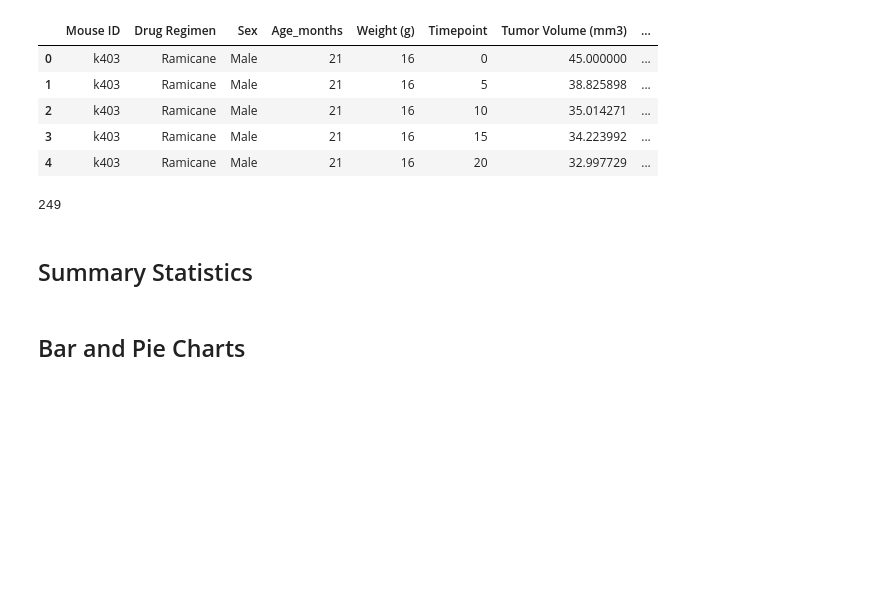
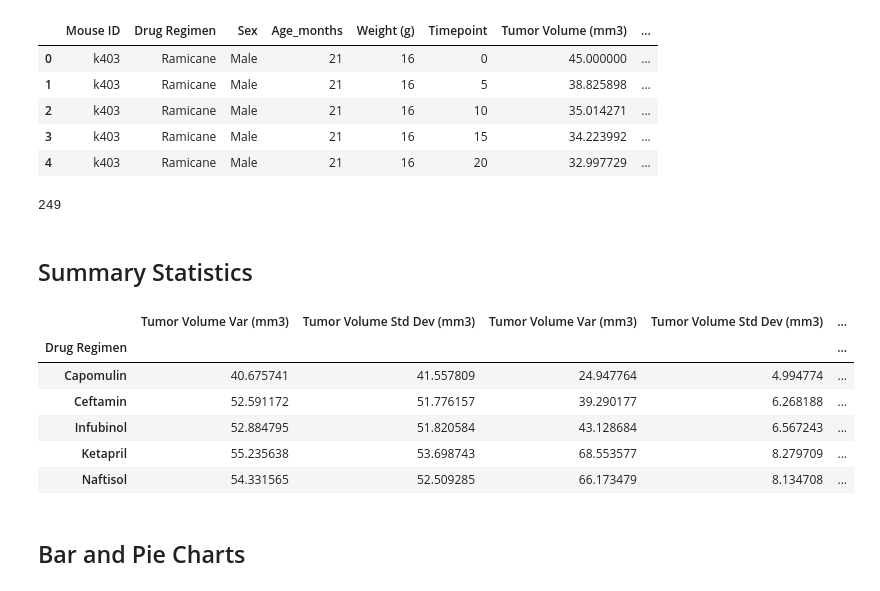
Before and after one commit to Kevin-McConchie/matplotlib-plots, a Jupyter notebook: pymaceuticals_Inc..ipynb, the cells around one changed output. Drawn from its saved outputs; the diff is of its cells as text; code cells hidden in the pictures; blank space fills up the shorter version.

```diff
--- a/pymaceuticals_Inc..ipynb
+++ b/pymaceuticals_Inc..ipynb
@@ -78,5 +79,24 @@ len(clean_df["Mouse ID"].unique())
 ## Summary Statistics
 # %%
 # Generate a summary statistics table of mean, median, variance, standard deviation, and SEM of the tumor volume for each regimen
-Now what
 # This method is the most straighforward, creating multiple series and putting them all together at the end.
+
+#creation of mean series.
+mstv_mean = mouse_study_df.groupby(["Drug Regimen"]).mean()["Tumor Volume (mm3)"]
+tv_mean= pd.DataFrame(mstv_mean)
+
+#creation of median series
+mstv_median = mouse_study_df.groupby(["Drug Regimen"]).median()["Tumor Volume (mm3)"]
+tv_median = pd.DataFrame(mstv_median)
+
+#creation of variance series
+mstv_var= mouse_study_df.groupby(["Drug Regimen"]).var()["Tumor Volume (mm3)"]
+tv_var = pd.DataFrame(mstv_var)
+
+#creation of std deviation series
+mstv_std= mouse_study_df.groupby(["Drug Regimen"]).std()["Tumor Volume (mm3)"]
+tv_std= pd.DataFrame(mstv_std)
+
+#creation of SEM series
+mstv_sem=mouse_study_df.groupby(["Drug Regimen"]).sem()["Tumor Volume (mm3)"]
+tv_sem= pd.DataFrame(mstv_sem)
@@ -87,2 +103,33 @@ Now what
+# %%
+# Generate a summary statistics table of mean, median, variance, standard deviation, and SEM of the tumor volume for each regimen
+# This method produces everything in a single groupby function
+
+# merge of mean and median
+tumor_volume_df= pd.merge(tv_mean, tv_median, how="outer", on= "Drug Regimen")
+
+# merge of variance into new df
+tumor_volume_df= pd.merge(tumor_volume_df, tv_var, how="outer", on= "Drug Regimen")
+
+# merge of std dev into new df
+tumor_volume_df= pd.merge(tumor_volume_df, tv_std, how="outer", on= "Drug Regimen")
+
+# merge of sem into df
+tumor_volume_df= pd.merge(tumor_volume_df, tv_sem, how="outer", on= "Drug Regimen")
+
+# rename columns
+tumor_volume_df= tumor_volume_df.rename(columns={"Tumor Volume (mm3)_x":"Tumor Volume Mean (mm3)",
+                                                "Tumor Volume (mm3)_y":"Tumor Volume Median (mm3)",
+                                                "Tumor Volume (mm3)_x": "Tumor Volume Var (mm3)",
+                                                "Tumor Volume (mm3)_y":"Tumor Volume Std Dev (mm3)",
+                                                "Tumor Volume (mm3)":"Tumor Volume SEM (mm3)"})
+tumor_volume_df.head()
+# %% [output]
+|  | Tumor Volume Var (mm3) | Tumor Volume Std Dev (mm3) | Tumor Volume Var (mm3) | Tumor Volume Std Dev (mm3) | ... |
+| Drug Regimen |  |  |  |  | ... |
+| Capomulin | 40.675741 | 41.557809 | 24.947764 | 4.994774 | ... |
+| Ceftamin | 52.591172 | 51.776157 | 39.290177 | 6.268188 | ... |
+| Infubinol | 52.884795 | 51.820584 | 43.128684 | 6.567243 | ... |
+| Ketapril | 55.235638 | 53.698743 | 68.553577 | 8.279709 | ... |
+| Naftisol | 54.331565 | 52.509285 | 66.173479 | 8.134708 | ... |
 # %% [markdown]
 ## Bar and Pie Charts
```
Also changed, not shown: parts of 5 cells of this notebook, 3 other files.
